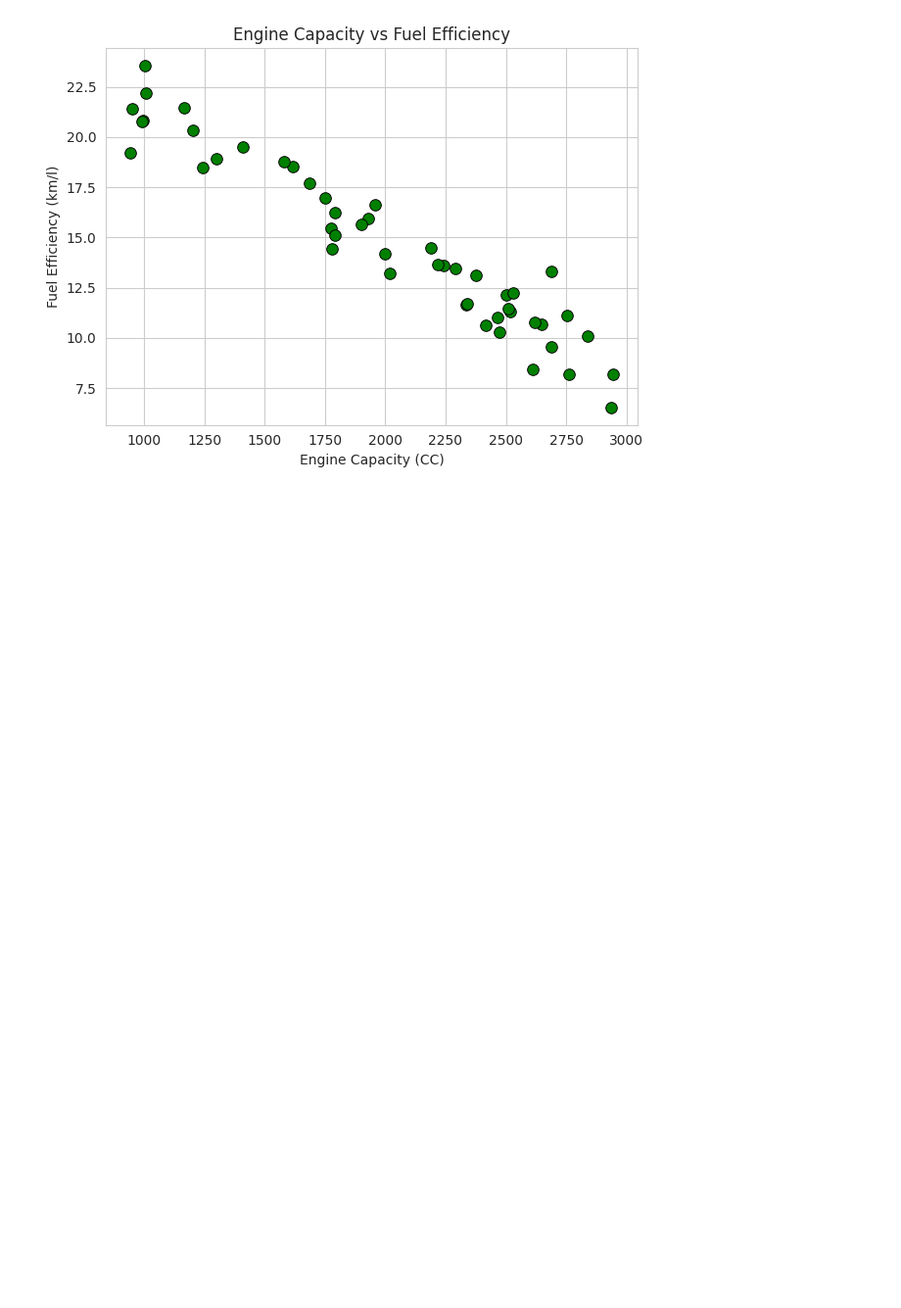
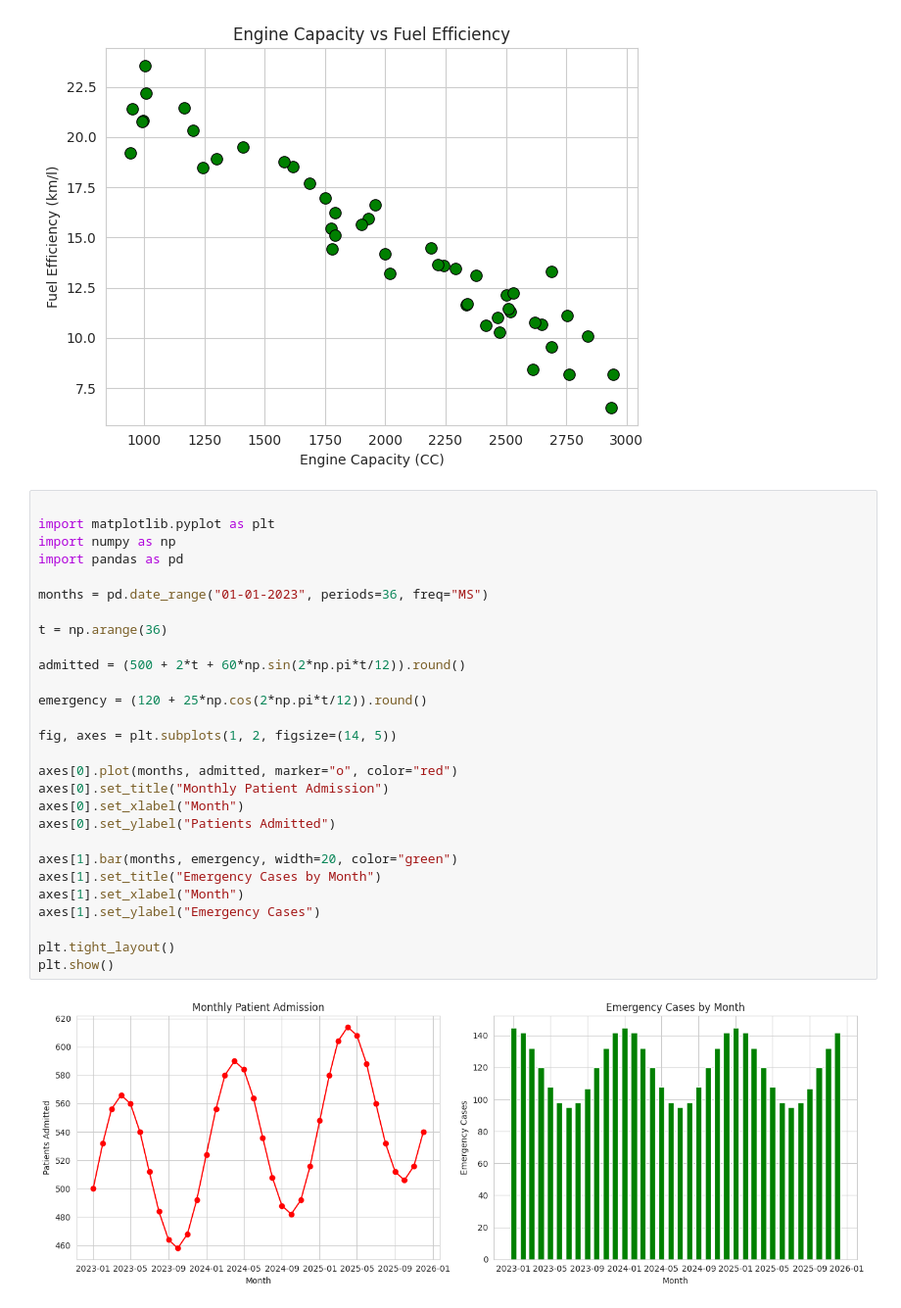
Before and after one commit to harshad8848-ux/Stock_Market, a Jupyter notebook: Untitled0.ipynb, the cells around one changed output. Shown at 98% size. Saved outputs shown, nothing was run; the diff lists cells and outputs as text; blank space fills up the shorter version.

```diff
--- a/Untitled0.ipynb
+++ b/Untitled0.ipynb
@@ -79,3 +79,33 @@ plt.savefig("scatter_plot.png", dpi=300)
 plt.show()
 # %% [output]
 [figure]
+# %%
+
+import matplotlib.pyplot as plt
+import numpy as np
+import pandas as pd
+
+months = pd.date_range("01-01-2023", periods=36, freq="MS")
+
+t = np.arange(36)
+
+admitted = (500 + 2*t + 60*np.sin(2*np.pi*t/12)).round()
+
+emergency = (120 + 25*np.cos(2*np.pi*t/12)).round()
+
+fig, axes = plt.subplots(1, 2, figsize=(14, 5))
+
+axes[0].plot(months, admitted, marker="o", color="red")
+axes[0].set_title("Monthly Patient Admission")
+axes[0].set_xlabel("Month")
+axes[0].set_ylabel("Patients Admitted")
+
+axes[1].bar(months, emergency, width=20, color="green")
+axes[1].set_title("Emergency Cases by Month")
+axes[1].set_xlabel("Month")
+axes[1].set_ylabel("Emergency Cases")
+
+plt.tight_layout()
+plt.show()
+# %% [output]
+[figure, added]
```
Also changed, not shown: parts of 3 cells of this notebook.
